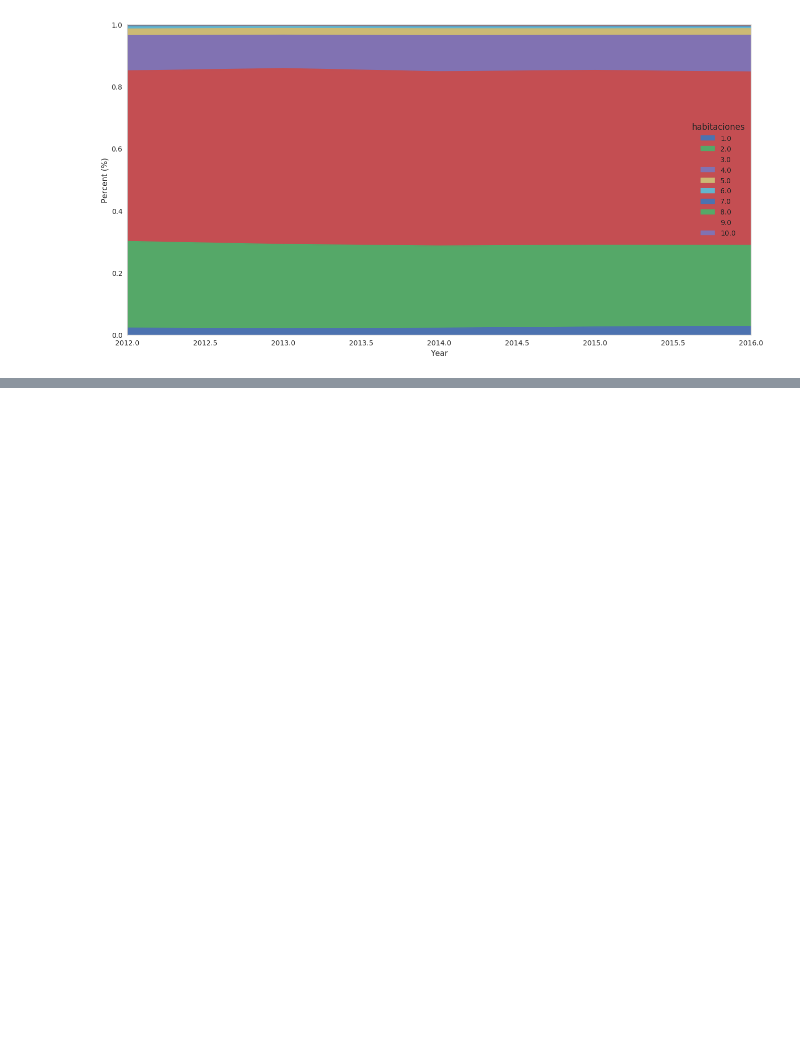
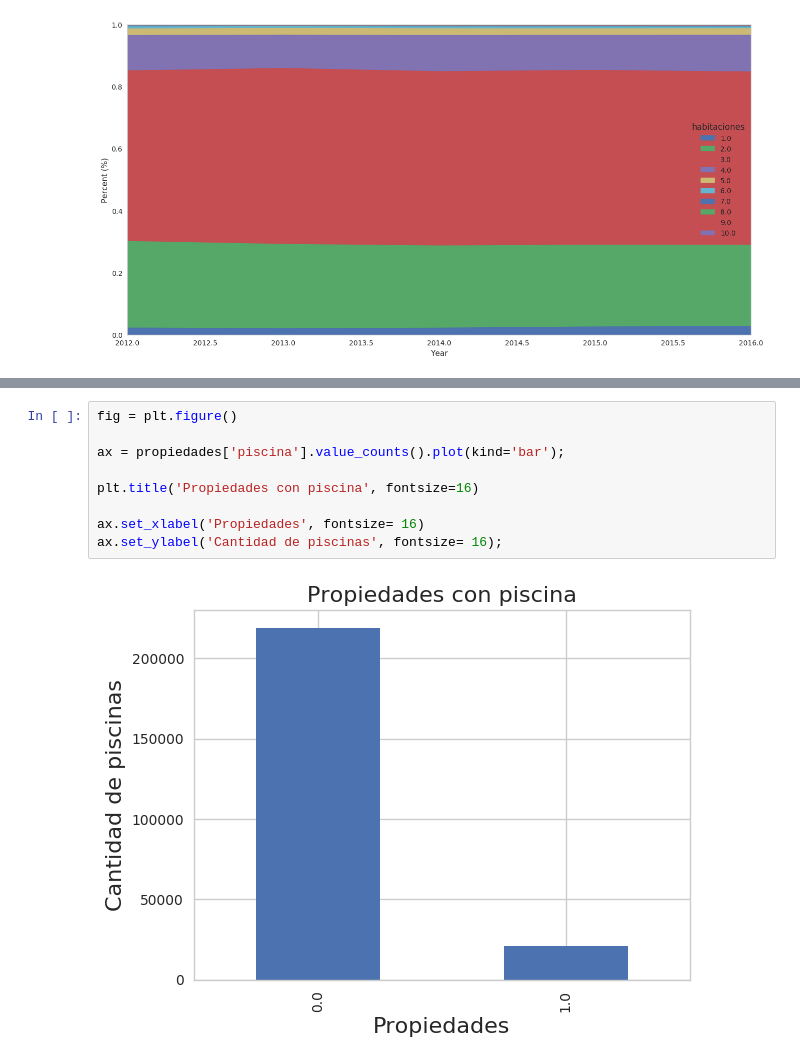
Before and after one commit to SergioCalvani/75.06-Datos-TP1-2019, a Jupyter notebook: Notebooks/probando.ipynb, the cells around one changed output, grey strips where cells are left out. Drawn from its saved outputs; the diff is of its cells as text; blank space fills up the shorter version.

```diff
--- a/Notebooks/probando.ipynb
+++ b/Notebooks/probando.ipynb
@@ -87,0 +194,11 @@ plt.show()
+# %%
+fig = plt.figure()
+
+ax = propiedades['piscina'].value_counts().plot(kind='bar');
+
+plt.title('Propiedades con piscina', fontsize=16)
+
+ax.set_xlabel('Propiedades', fontsize= 16)
+ax.set_ylabel('Cantidad de piscinas', fontsize= 16);
+# %% [output]
+[figure, added]
```
Also changed, not shown: parts of 10 cells of this notebook.
